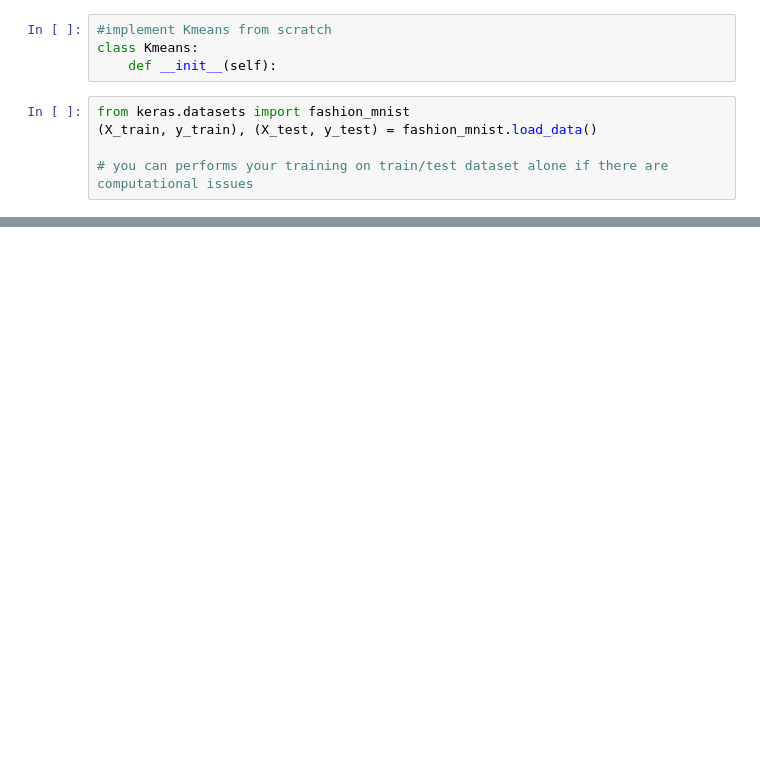
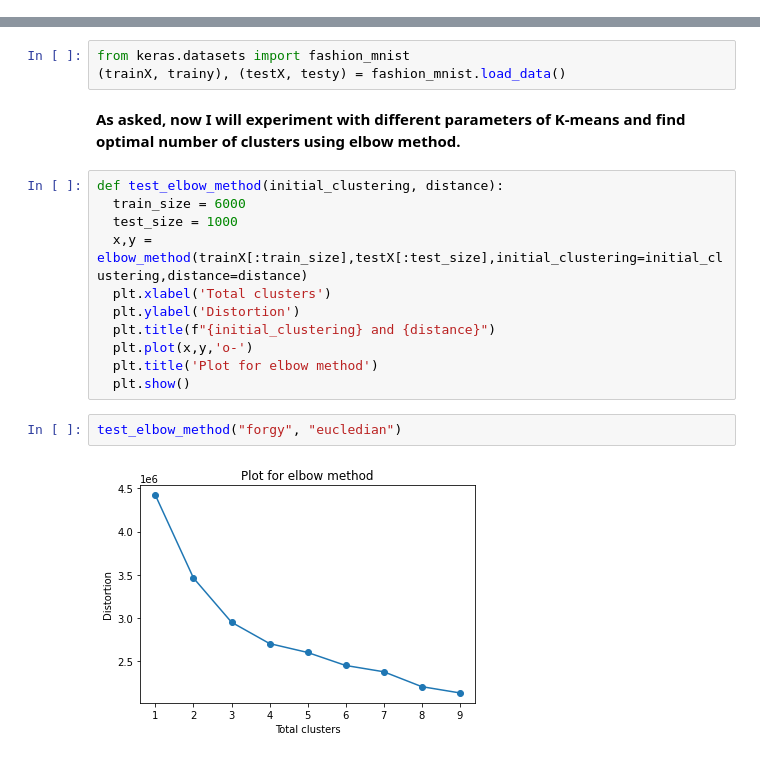
Before and after one commit to tusharc31/Statistical-Methods-in-AI, a Jupyter notebook: Assignment-3/Clustering.ipynb, the cells around one changed output, grey strips where cells are left out. Drawn from its saved outputs; the diff is of its cells as text; blank space fills up the shorter version.

```diff
--- a/Assignment-3/Clustering.ipynb
+++ b/Assignment-3/Clustering.ipynb
@@ -51,9 +0,0 @@ def silhouette():
-# %%
-#implement Kmeans from scratch
-class Kmeans:
-    def __init__(self):
-# %%
-from keras.datasets import fashion_mnist
-(X_train, y_train), (X_test, y_test) = fashion_mnist.load_data()
-
-# you can performs your training on train/test dataset alone if there are computational issues
@@ -87,0 +172,20 @@ Answer: </br>
+# %%
+from keras.datasets import fashion_mnist
+(trainX, trainy), (testX, testy) = fashion_mnist.load_data()
+# %% [markdown]
+**As asked, now I will experiment with different parameters of K-means and find optimal number of clusters using elbow method.**
+# %%
+def test_elbow_method(initial_clustering, distance):
+  train_size = 6000
+  test_size = 1000
+  x,y = elbow_method(trainX[:train_size],testX[:test_size],initial_clustering=initial_clustering,distance=distance)
+  plt.xlabel('Total clusters')
+  plt.ylabel('Distortion')
+  plt.title(f"{initial_clustering} and {distance}")
+  plt.plot(x,y,'o-')
+  plt.title('Plot for elbow method')
+  plt.show()
+# %%
+test_elbow_method("forgy", "eucledian")
+# %% [output]
+[figure, added]
```
Also changed, not shown: parts of 38 cells of this notebook, 5 other files.
